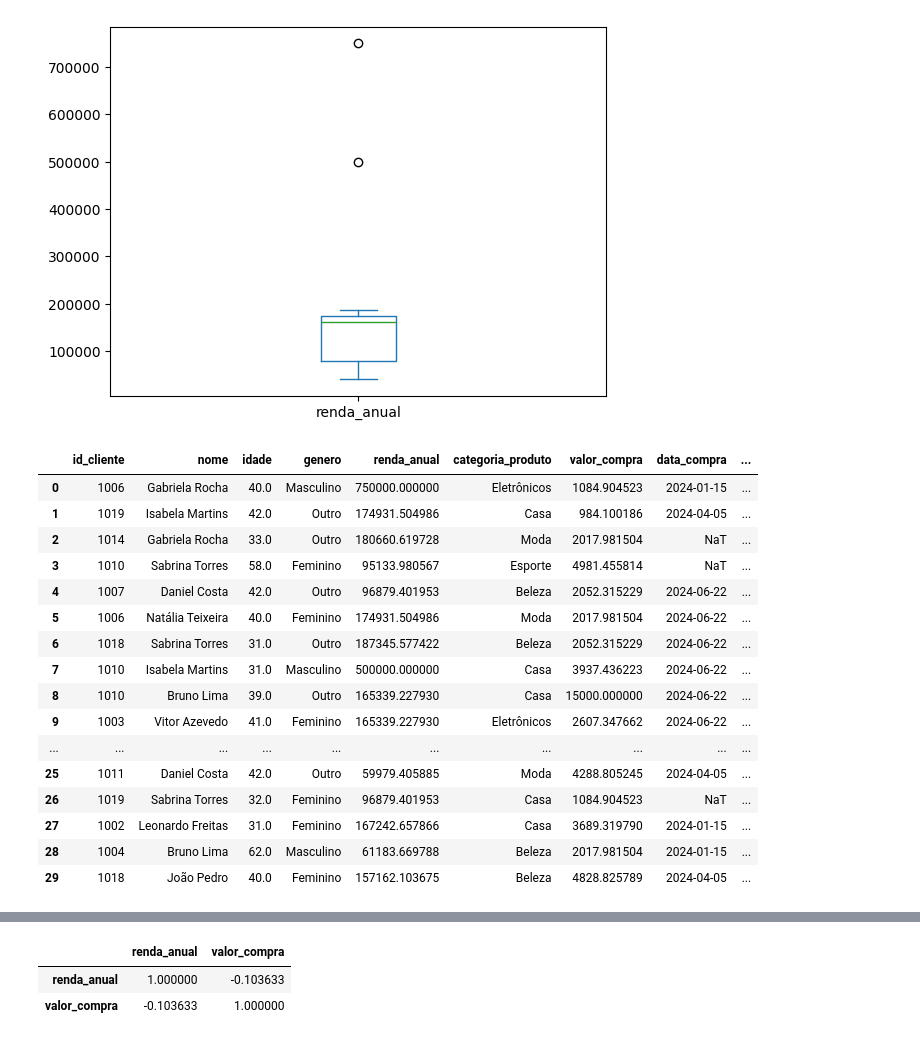
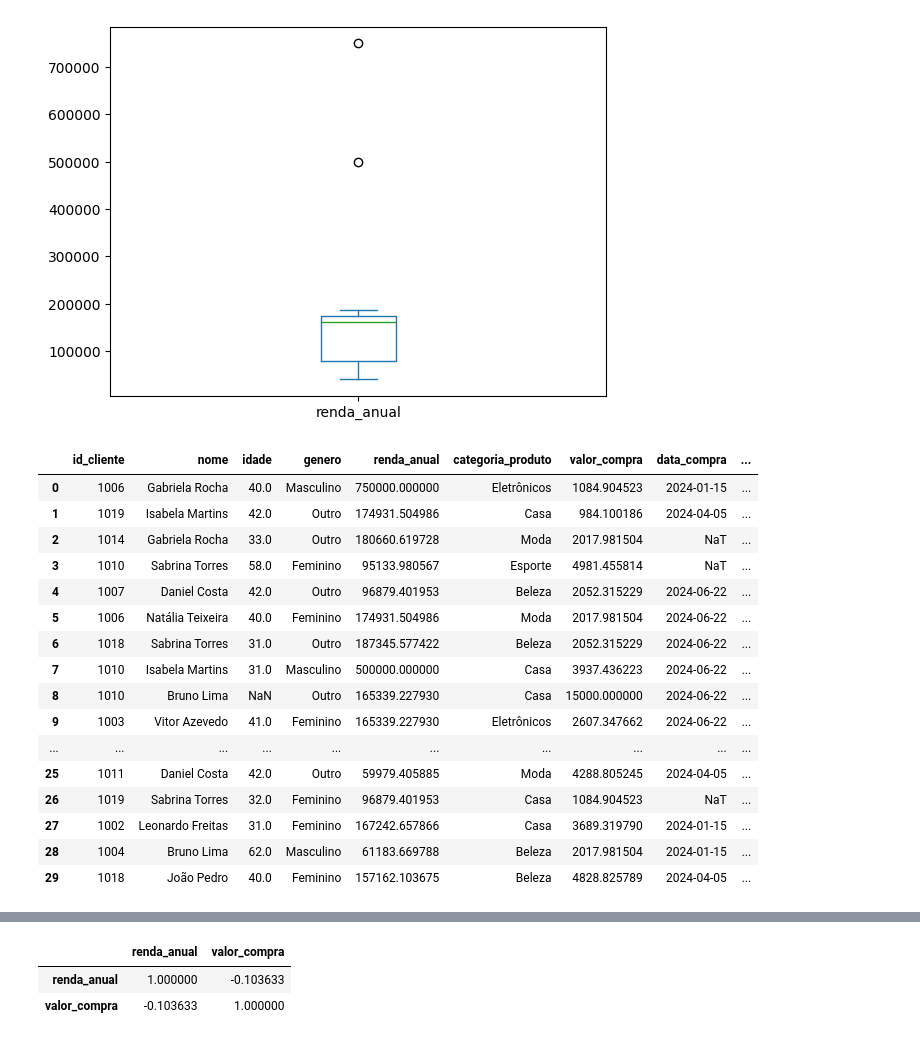
Before and after one commit to AyVitor/DataClean, a Jupyter notebook: Clean.ipynb, the cells around one changed output, grey strips where cells are left out. Drawn from its saved outputs; the diff is of its cells as text; code cells hidden in the pictures.

Commit message:
Finalização DataClen

```diff
--- a/Clean.ipynb
+++ b/Clean.ipynb
@@ -77,5 +77,5 @@ print(idade_media)
 # %% [output]
 38.892857142857146
 # %%
-df['idade'].fillna(39, inplace = True)
+df['idade'].fillna(39)
 # %% [output]
@@ -136,21 +147,21 @@ df.plot.box(column='renda_anual')
 [figure]
 # %%
 #df['data_compra'] = pd.to_datetime(df['data_compra'], format='mixed')
-df['data_compra'] = pd.to_datetime(df['data_compra'], errors='coerce', dayfirst=True)
+df['data_compra'] = pd.to_datetime(df['data_compra'], errors='coerce')
 
 df['data_compra_normalizada'] = df['data_compra']
 df.head(30)
 # %% [output]
 |  | id_cliente | nome | idade | genero | renda_anual | categoria_produto | valor_compra | data_compra | ... |
 | 0 | 1006 | Gabriela Rocha | 40.0 | Masculino | 750000.000000 | Eletrônicos | 1084.904523 | 2024-01-15 | ... |
 | 1 | 1019 | Isabela Martins | 42.0 | Outro | 174931.504986 | Casa | 984.100186 | 2024-04-05 | ... |
 | 2 | 1014 | Gabriela Rocha | 33.0 | Outro | 180660.619728 | Moda | 2017.981504 | NaT | ... |
 | 3 | 1010 | Sabrina Torres | 58.0 | Feminino | 95133.980567 | Esporte | 4981.455814 | NaT | ... |
 | 4 | 1007 | Daniel Costa | 42.0 | Outro | 96879.401953 | Beleza | 2052.315229 | 2024-06-22 | ... |
 | 5 | 1006 | Natália Teixeira | 40.0 | Feminino | 174931.504986 | Moda | 2017.981504 | 2024-06-22 | ... |
 | 6 | 1018 | Sabrina Torres | 31.0 | Outro | 187345.577422 | Beleza | 2052.315229 | 2024-06-22 | ... |
 | 7 | 1010 | Isabela Martins | 31.0 | Masculino | 500000.000000 | Casa | 3937.436223 | 2024-06-22 | ... |
-| 8 | 1010 | Bruno Lima | 39.0 | Outro | 165339.227930 | Casa | 15000.000000 | 2024-06-22 | ... |
+| 8 | 1010 | Bruno Lima | NaN | Outro | 165339.227930 | Casa | 15000.000000 | 2024-06-22 | ... |
 | 9 | 1003 | Vitor Azevedo | 41.0 | Feminino | 165339.227930 | Eletrônicos | 2607.347662 | 2024-06-22 | ... |
 | ... | ... | ... | ... | ... | ... | ... | ... | ... | ... |
 | 25 | 1011 | Daniel Costa | 42.0 | Outro | 59979.405885 | Moda | 4288.805245 | 2024-04-05 | ... |
```
Also changed, not shown: parts of 11 cells of this notebook.
